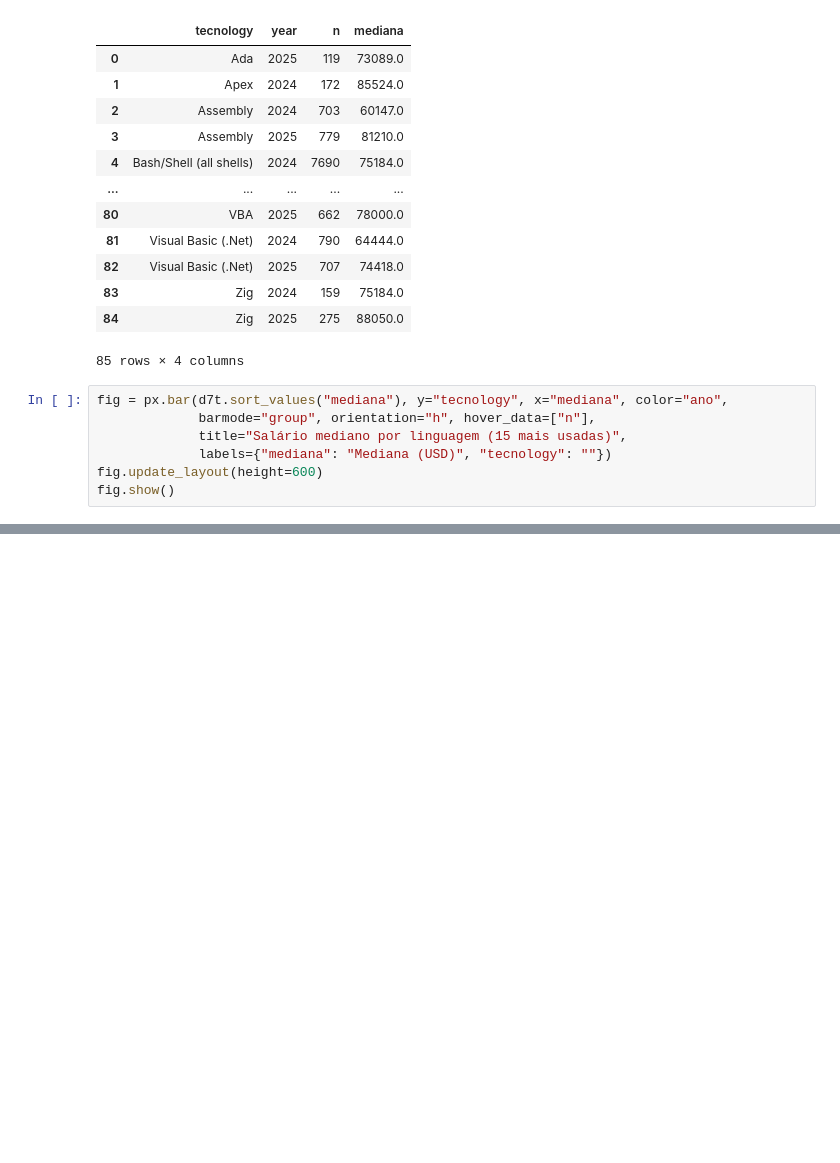
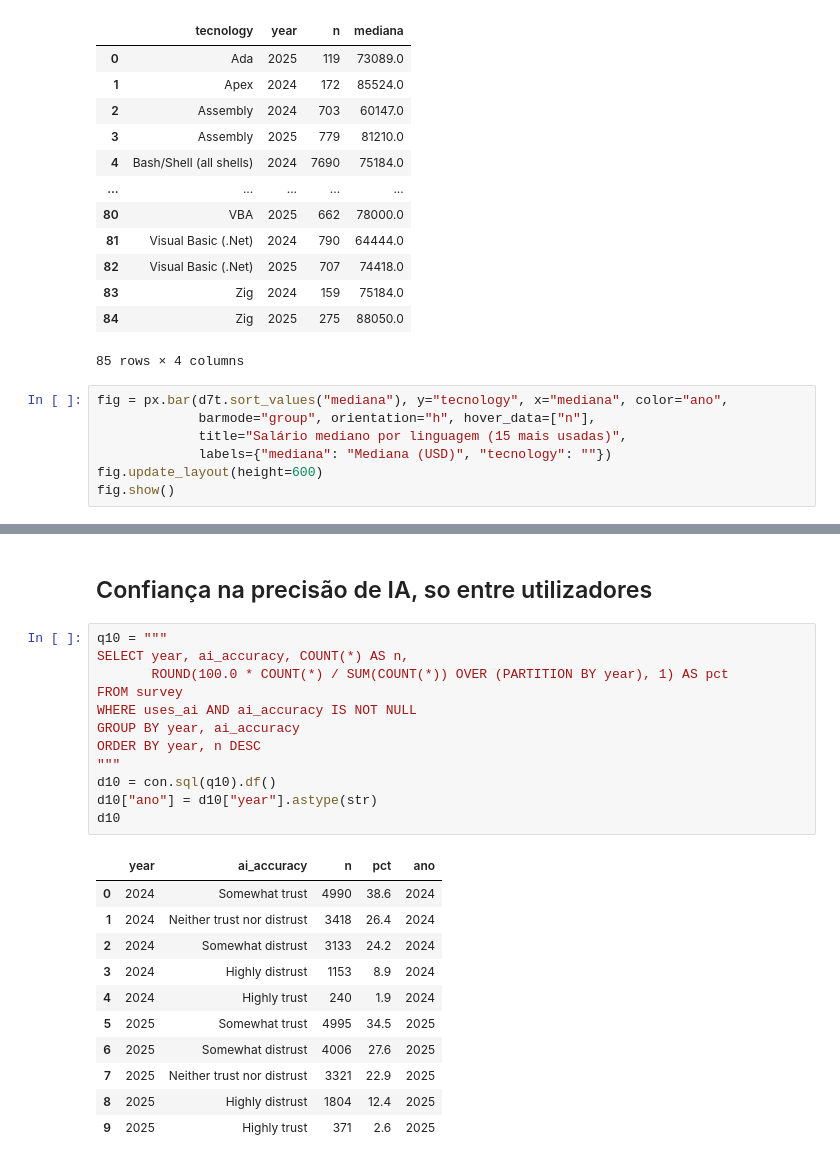
Before and after one commit to RodrigoMF545/Artificial-intelligence-and-the-labor-market, a Jupyter notebook: notebooks/eda_sql.ipynb, the cells around one changed output, grey strips where cells are left out. Cells and saved outputs as stored; diff of their text form; blank space fills up the shorter version.

```diff
--- a/notebooks/eda_sql.ipynb
+++ b/notebooks/eda_sql.ipynb
@@ -510,0 +557,26 @@ fig.show()
+# %% [markdown]
+## Confiança na precisão de IA, so entre utilizadores
+# %%
+q10 = """
+SELECT year, ai_accuracy, COUNT(*) AS n,
+       ROUND(100.0 * COUNT(*) / SUM(COUNT(*)) OVER (PARTITION BY year), 1) AS pct
+FROM survey
+WHERE uses_ai AND ai_accuracy IS NOT NULL
+GROUP BY year, ai_accuracy
+ORDER BY year, n DESC
+"""
+d10 = con.sql(q10).df()
+d10["ano"] = d10["year"].astype(str)
+d10
+# %% [output]
+|  | year | ai_accuracy | n | pct | ano |
+| 0 | 2024 | Somewhat trust | 4990 | 38.6 | 2024 |
+| 1 | 2024 | Neither trust nor distrust | 3418 | 26.4 | 2024 |
+| 2 | 2024 | Somewhat distrust | 3133 | 24.2 | 2024 |
+| 3 | 2024 | Highly distrust | 1153 | 8.9 | 2024 |
+| 4 | 2024 | Highly trust | 240 | 1.9 | 2024 |
+| 5 | 2025 | Somewhat trust | 4995 | 34.5 | 2025 |
+| 6 | 2025 | Somewhat distrust | 4006 | 27.6 | 2025 |
+| 7 | 2025 | Neither trust nor distrust | 3321 | 22.9 | 2025 |
+| 8 | 2025 | Highly distrust | 1804 | 12.4 | 2025 |
+| 9 | 2025 | Highly trust | 371 | 2.6 | 2025 |
```
Also changed, not shown: parts of 4 cells of this notebook.
